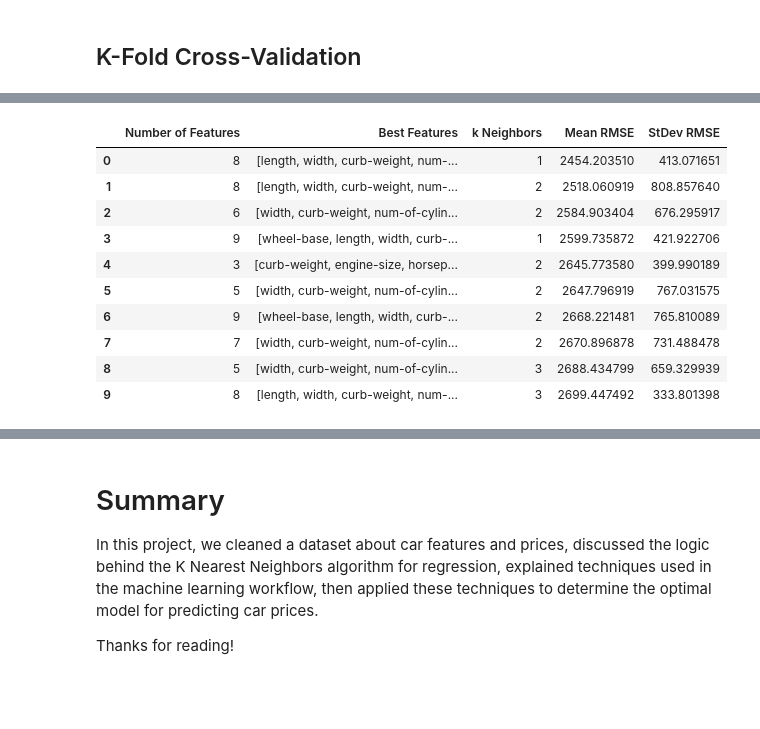
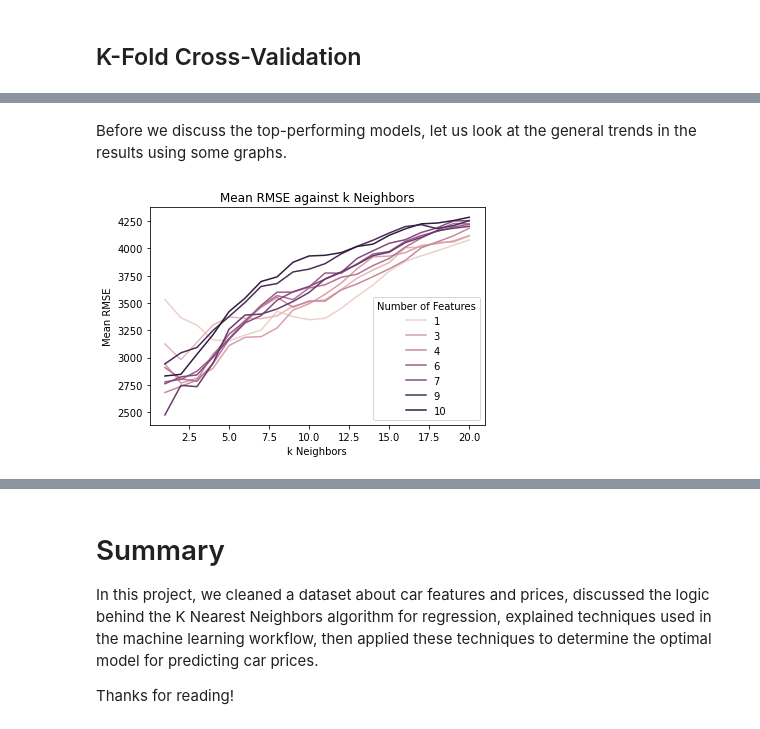
Before and after one commit to MiguelAHG/mahg-data-science, a Jupyter notebook: _notebooks/2021-12-21-Predicting-Car-Prices-K-Nearest-Neighbors.ipynb, the cells around one changed output, grey strips where cells are left out. Cells and saved outputs as stored; diff of their text form; code cells hidden in the pictures; blank space fills up the shorter version.

```diff
--- a/_notebooks/2021-12-21-Predicting-Car-Prices-K-Nearest-Neighbors.ipynb
+++ b/_notebooks/2021-12-21-Predicting-Car-Prices-K-Nearest-Neighbors.ipynb
@@ -617,7 +729,7 @@ for n_features in n_feature_list:
 
     for k in k_values:
 
-        # 5-fold cross validation
+        # stratified 5-fold cross validation
 
         knn = KNeighborsRegressor(
             # Use a different k value each time
@@ -625,49 +737,43 @@ for n_features in n_feature_list:
             algorithm = "auto",
         )
 
-        kf = KFold(
-            n_splits = 5,
-            shuffle = True,
-            random_state = 1,
+        mse_lst = stratified_kfcv(
+            cars_strat,
+            feature_cols = best_features,
+            target_col = "price",
+            knn = knn,
         )
 
-        mses = cross_val_score(
-            estimator = knn,
-            # Use selected "best" features
-            X = X_new,
-            y = y,
-            scoring = "neg_mean_squared_error",
-            cv = kf,
-        )
+        mse_series = pd.Series(mse_lst)
 
-        # Get mean RMSE
-        mses = pd.Series(mses)
-        rmses = mses.abs().pow(1/2)
-        mean_rmse = rmses.mean()
-        # Sample standard deviation with Bessel's correction
-        std_rmse = rmses.std(ddof = 1)
+        rmse_series = mse_series.pow(1/2)
 
-        new_row = (n_features, best_features, k, mean_rmse, std_rmse)
+        mean_rmse = rmse_series.mean()
+        sd_rmse = rmse_series.std(ddof = 1)
+
+        new_row = (n_features, best_features, k, mean_rmse, sd_rmse)
         result_lst.append(new_row)
 
 result_df = pd.DataFrame(result_lst)
-result_df.columns = ["Number of Features", "Best Features", "k Neighbors", "Mean RMSE", "StDev RMSE"]
+result_df.columns = ["Number of Features", "Best Features", "k Neighbors", "Mean RMSE", "SD RMSE"]
 
 result_df = (
     result_df
-    .sort_values(["Mean RMSE", "StDev RMSE"], ascending = True)
+    .sort_values(["Mean RMSE", "SD RMSE"], ascending = True)
     .reset_index(drop = True)
 )
-result_df.head(10)
-# %% [output]
-|  | Number of Features | Best Features | k Neighbors | Mean RMSE | StDev RMSE |
-| 0 | 8 | [length, width, curb-weight, num-... | 1 | 2454.203510 | 413.071651 |
-| 1 | 8 | [length, width, curb-weight, num-... | 2 | 2518.060919 | 808.857640 |
-| 2 | 6 | [width, curb-weight, num-of-cylin... | 2 | 2584.903404 | 676.295917 |
-| 3 | 9 | [wheel-base, length, width, curb-... | 1 | 2599.735872 | 421.922706 |
-| 4 | 3 | [curb-weight, engine-size, horsep... | 2 | 2645.773580 | 399.990189 |
-| 5 | 5 | [width, curb-weight, num-of-cylin... | 2 | 2647.796919 | 767.031575 |
-| 6 | 9 | [wheel-base, length, width, curb-... | 2 | 2668.221481 | 765.810089 |
-| 7 | 7 | [width, curb-weight, num-of-cylin... | 2 | 2670.896878 | 731.488478 |
-| 8 | 5 | [width, curb-weight, num-of-cylin... | 3 | 2688.434799 | 659.329939 |
-| 9 | 8 | [length, width, curb-weight, num-... | 3 | 2699.447492 | 333.801398 |
+# %% [markdown]
+Before we discuss the top-performing models, let us look at the general trends in the results using some graphs.
+# %%
+#collapse-hide
+sns.lineplot(
+    data = result_df,
+    x = "k Neighbors",
+    y = "Mean RMSE",
+    hue = "Number of Features",
+)
+
+plt.title("Mean RMSE against k Neighbors")
+plt.show()
+# %% [output]
+[figure, added]
```
Also changed, not shown: parts of 20 cells of this notebook.
